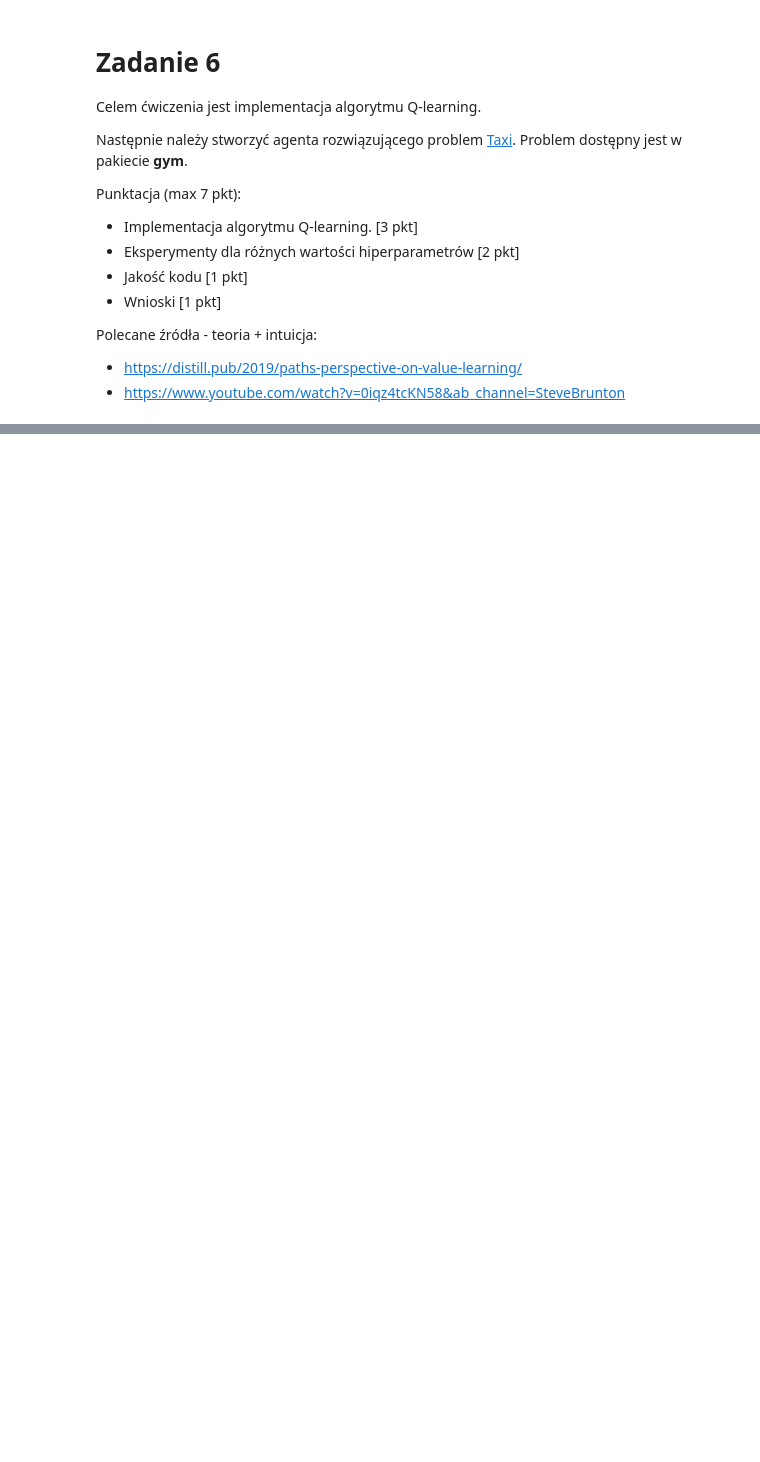
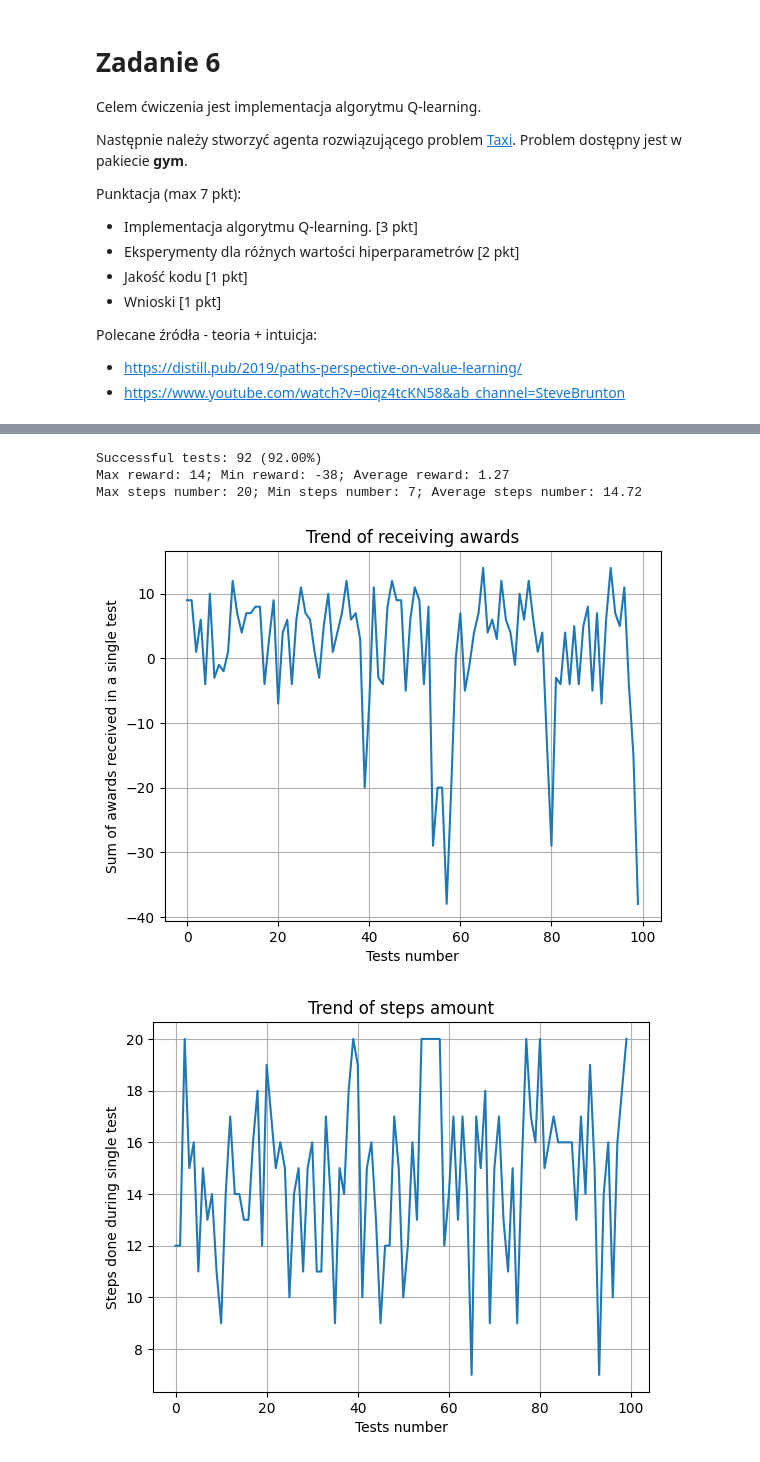
Before and after one commit to psienkie/WSI, a Jupyter notebook: Exercise6/Exercise6.ipynb, the cells around one changed output, grey strips where cells are left out. Saved outputs shown, nothing was run; the diff lists cells and outputs as text; code cells hidden in the pictures; blank space fills up the shorter version.

```diff
--- a/Exercise6/Exercise6.ipynb
+++ b/Exercise6/Exercise6.ipynb
@@ -160,0 +236,22 @@ Max steps number: 100; Min steps number: 6; Average steps number: 78.819
+# %%
+rewards, results, steps = testing_solver.test(tests_number=100, steps_per_test=20)
+
+plt.plot(rewards)
+plt.xlabel("Tests number")
+plt.ylabel("Sum of awards received in a single test")
+plt.title("Trend of receiving awards")
+plt.grid()
+plt.show()
+
+plt.plot(steps)
+plt.xlabel("Tests number")
+plt.ylabel("Steps done during single test")
+plt.title("Trend of steps amount")
+plt.grid()
+plt.show()
+# %% [output]
+Successful tests: 92 (92.00%)
+Max reward: 14; Min reward: -38; Average reward: 1.27
+Max steps number: 20; Min steps number: 7; Average steps number: 14.72
+[figure, added]
+[figure, added]
```
Also changed, not shown: parts of 18 cells of this notebook.
